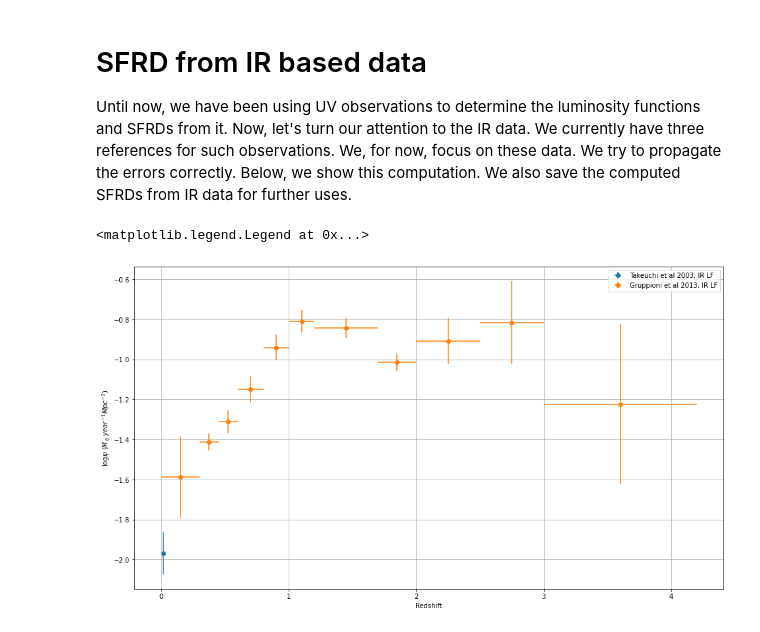
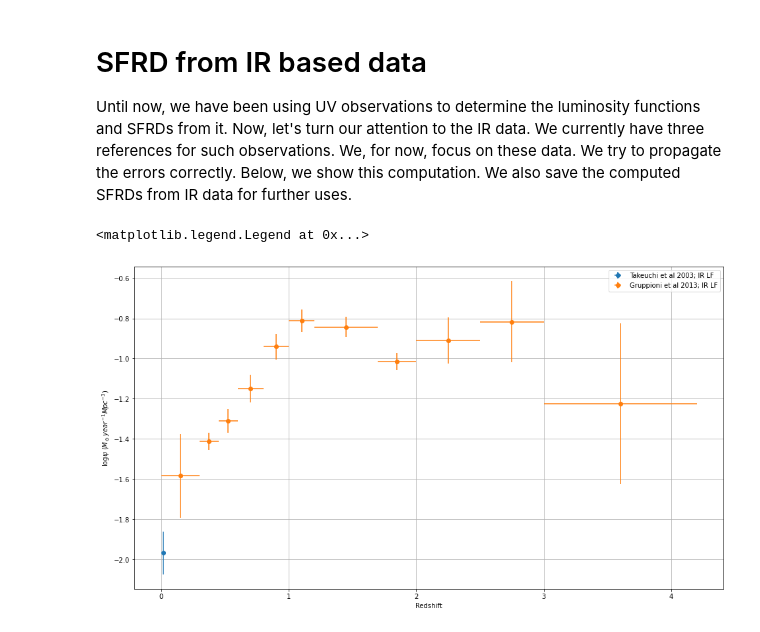
Before and after one commit to Jayshil/csfrd, a Jupyter notebook: p9_IR_SFRDs.ipynb, the cells around one changed output. Cells and saved outputs as stored; diff of their text form; code cells hidden in the pictures.

```diff
--- a/p9_IR_SFRDs.ipynb
+++ b/p9_IR_SFRDs.ipynb
@@ -16,7 +16,7 @@ kap_ir = 4.5*10**(-44)
 lums_ir1 = np.logspace(6, 15, 10000)*con.L_sun.value*1e7
 
 # limit of integration
-ltt2 = 0.001/kap_ir
+ltt2 = 0.0001/kap_ir
 
 # Making a list of IR data
 p1 = os.getcwd() + '/data/New_IR/'
@@ -24,7 +24,7 @@ p2 = os.getcwd() + '/Results/Diff_lim_IR/'
 
 list1 = os.listdir(p1)
 # %%
-f33 = open(p2 + 'sfrd_ir_new_0.001.dat','w')
+f33 = open(p2 + 'sfrd_ir_new_0.0001.dat','w')
 f33.write('#Name_of_the_paper\tZ_down\tZ_up\tSFRD\tSFRD_err\n')
 
 for i in range(len(list1)):
@@ -43,31 +43,31 @@ f33.close()
 # %%
 ppr_ir = np.array(['Takeuchi_et_al_2003', 'Gruppioni_et_al_2013'])
 
 # Loading papers
-ppr_ir1 = np.loadtxt(p2 + 'sfrd_ir_new_0.001.dat', usecols=0, unpack=True, dtype=str)
-zd_ir, zu_ir, sfrd_ir, sfrd_ir_err = np.loadtxt(p2 + 'sfrd_ir_new_0.001.dat', usecols=(1,2,3,4), unpack=True)
+ppr_ir1 = np.loadtxt(p2 + 'sfrd_ir_new_0.0001.dat', usecols=0, unpack=True, dtype=str)
+zd_ir, zu_ir, sfrd_ir, sfrd_ir_err = np.loadtxt(p2 + 'sfrd_ir_new_0.0001.dat', usecols=(1,2,3,4), unpack=True)
 zcen_ir = (zd_ir + zu_ir)/2
 zup, zdo = np.abs(zu_ir - zcen_ir), np.abs(zcen_ir - zd_ir)
 log_sfrd_ir, log_sfrd_ir_err = utl.log_err(sfrd_ir, sfrd_ir_err)
 
 plt.figure(figsize=(16, 9))
 # Plotting them
 for i in range(len(ppr_ir)):
     zc_ir, zp, zn, lg_sf, lg_sfe = np.array([]), np.array([]), np.array([]), np.array([]), np.array([])
     for j in range(len(ppr_ir1)):
         if ppr_ir1[j] == ppr_ir[i]:
             zc_ir = np.hstack((zc_ir, zcen_ir[j]))
             lg_sf = np.hstack((lg_sf, log_sfrd_ir[j]))
             lg_sfe = np.hstack((lg_sfe, log_sfrd_ir_err[j]))
             zp = np.hstack((zp, zup[j]))
             zn = np.hstack((zn, zdo[j]))
     plt.errorbar(zc_ir, lg_sf, xerr=[zn, zp], yerr=lg_sfe, label=ppr_ir[i].replace('_',' ') + '; IR LF', fmt='o')
 
 #plt.plot(znew, psi2, label='Best fitted function')
 plt.xlabel('Redshift')
 plt.ylabel(r'$\log{\psi}$ ($M_\odot year^{-1} Mpc^{-3}$)')
 plt.grid()
 plt.legend(loc='best')
 # %% [output]
 <matplotlib.legend.Legend at 0x...>
-[figure, old version]
+[figure, new version]
```
Also changed, not shown: 1 other file.
